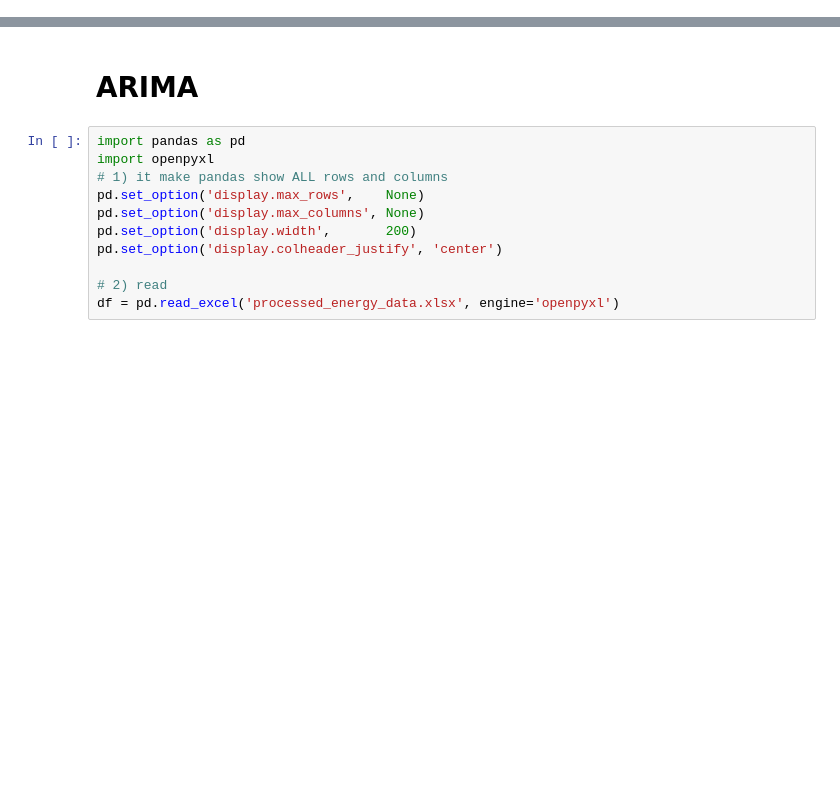
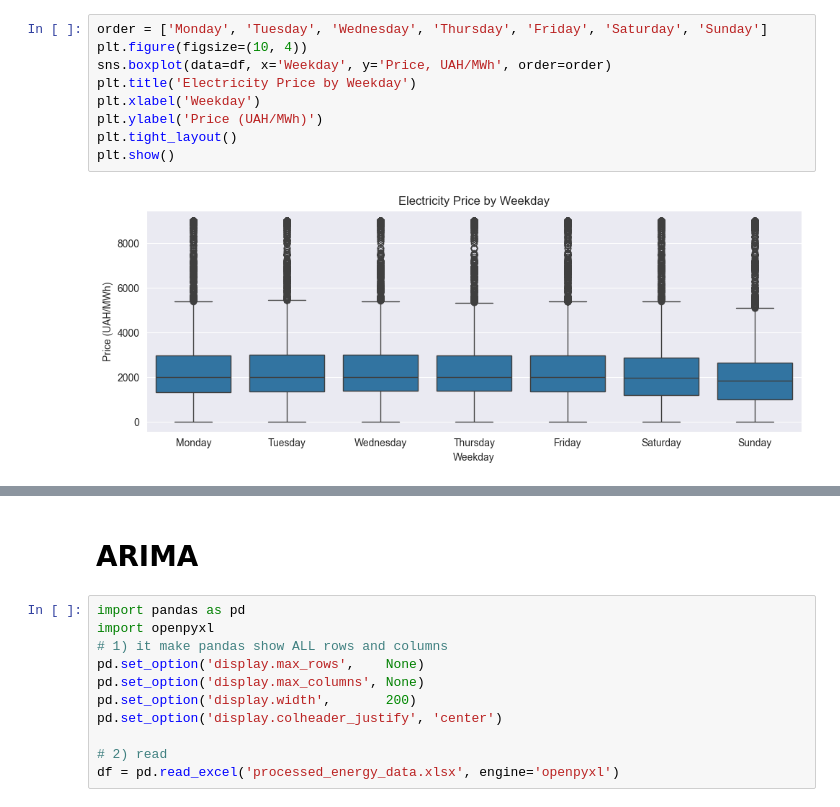
Before and after one commit to senshesen/Machine-Learning-Group-3-Project, a Jupyter notebook: group3_projectml.ipynb, the cells around one changed output, grey strips where cells are left out. Saved outputs shown, nothing was run; the diff lists cells and outputs as text; blank space fills up the shorter version.

```diff
--- a/group3_projectml.ipynb
+++ b/group3_projectml.ipynb
@@ -0,0 +177,11 @@
+# %%
+order = ['Monday', 'Tuesday', 'Wednesday', 'Thursday', 'Friday', 'Saturday', 'Sunday']
+plt.figure(figsize=(10, 4))
+sns.boxplot(data=df, x='Weekday', y='Price, UAH/MWh', order=order)
+plt.title('Electricity Price by Weekday')
+plt.xlabel('Weekday')
+plt.ylabel('Price (UAH/MWh)')
+plt.tight_layout()
+plt.show()
+# %% [output]
+[figure, added]
```
Also changed, not shown: parts of 36 cells of this notebook.
